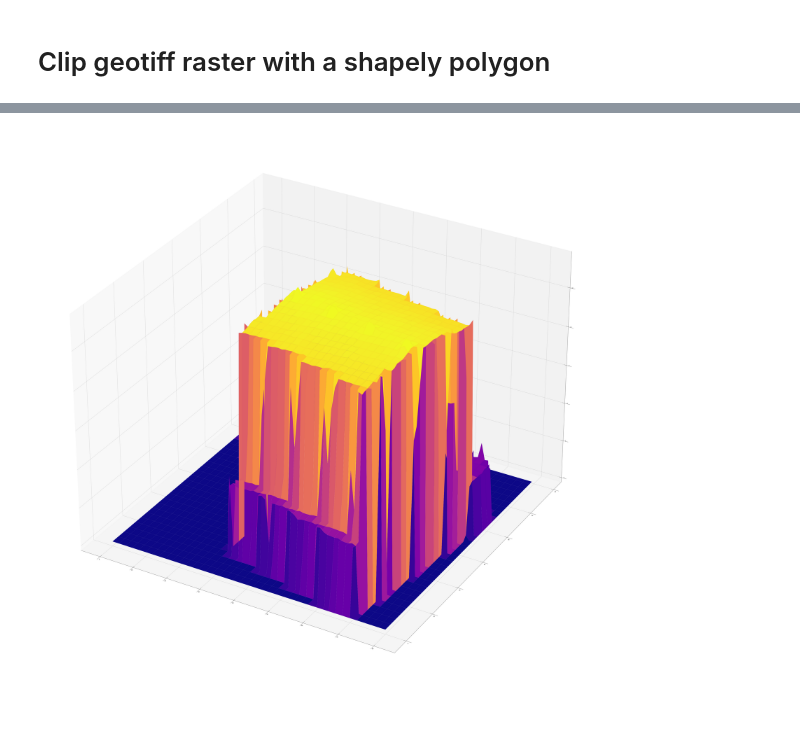
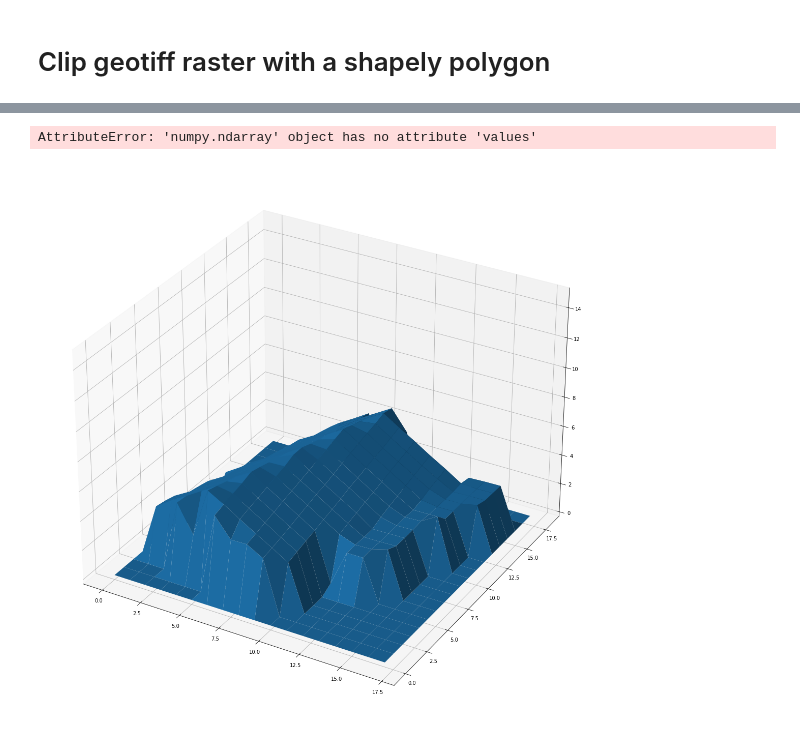
Before and after one commit to kpranke/3D_houses, a Jupyter notebook: 3D Houses.ipynb, the cells around one changed output, grey strips where cells are left out. Cells and saved outputs as stored; diff of their text form; code cells hidden in the pictures.

```diff
--- a/3D Houses.ipynb
+++ b/3D Houses.ipynb
@@ -634,11 +460,24 @@ chm_clip_padded.shape
+# %%
+z_data = chm_clip_padded[1]
+z = z_data.values
+sh_0, sh_1 = z.shape
+x, y = np.arange(18),np.arange(19)
+fig = go.Figure(data=[go.Surface(z=z, x=x, y=y)])
+fig.update_layout(title='Mt Bruno Elevation', autosize=False,
+                  width=20, height=20,
+                  margin=dict(l=65, r=50, b=65, t=90))
+fig.show()
+# %% [output]
+AttributeError: 'numpy.ndarray' object has no attribute 'values'
 # %%
 # initialize figure and axes3D objects
-hf = plt.figure(figsize = (80,80))
+hf = plt.figure(figsize = (20,20))
 ha = hf.add_subplot(111, projection='3d')
 
 # plotting the 3D data
-X, Y = np.meshgrid(np.arange(81), np.arange(60))
-ha.plot_surface(X, Y, chm_clip_padded[1],cmap='plasma')
+X, Y = np.meshgrid(np.arange(18), np.arange(19))
+ha.plot_surface(X, Y, chm_clip_padded[1])
+ha.set_zlim(0,15)
 plt.show()
 # %% [output]
-[figure, old version]
+[figure, new version]
```
Also changed, not shown: parts of 41 cells of this notebook, 3 other files.
